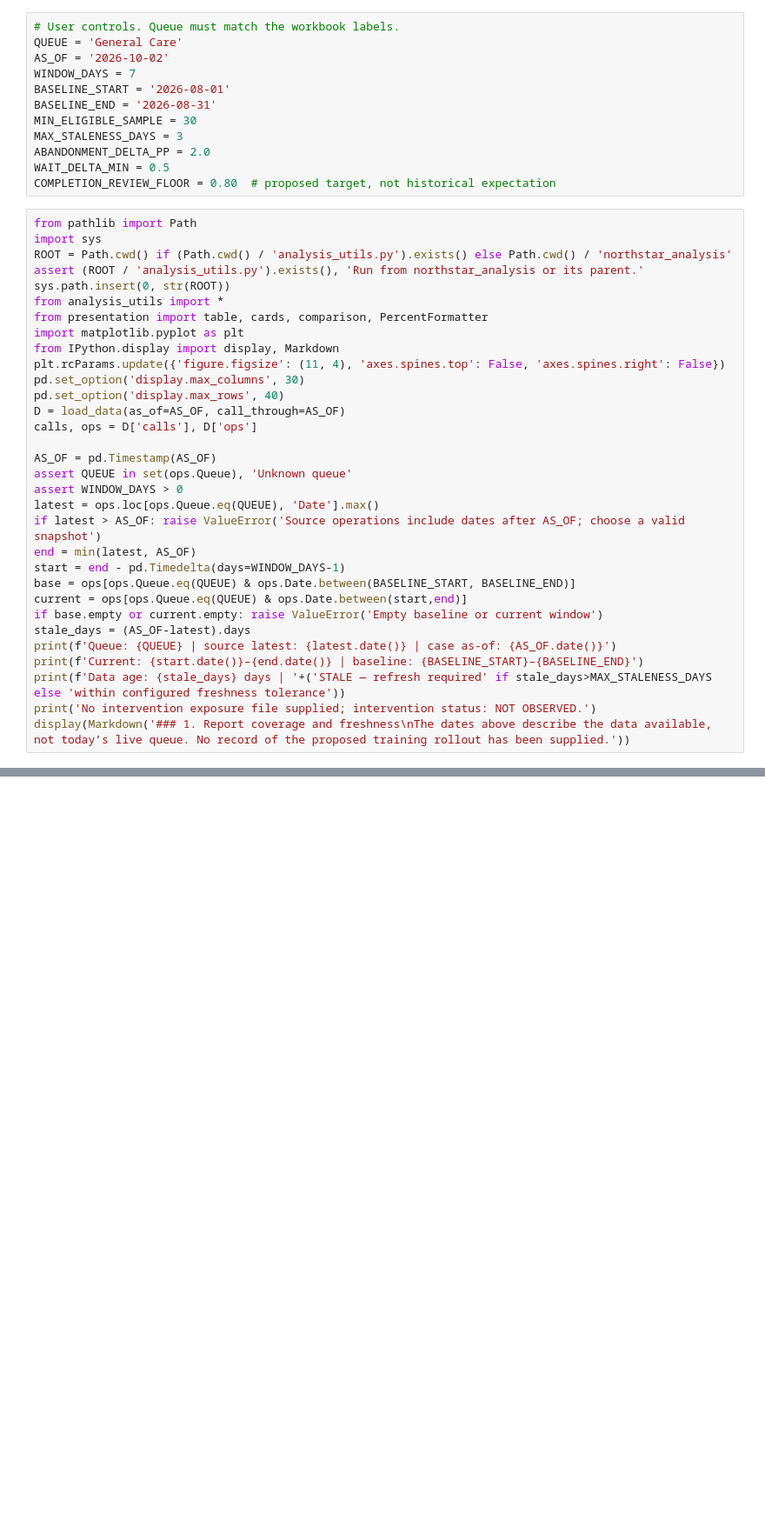
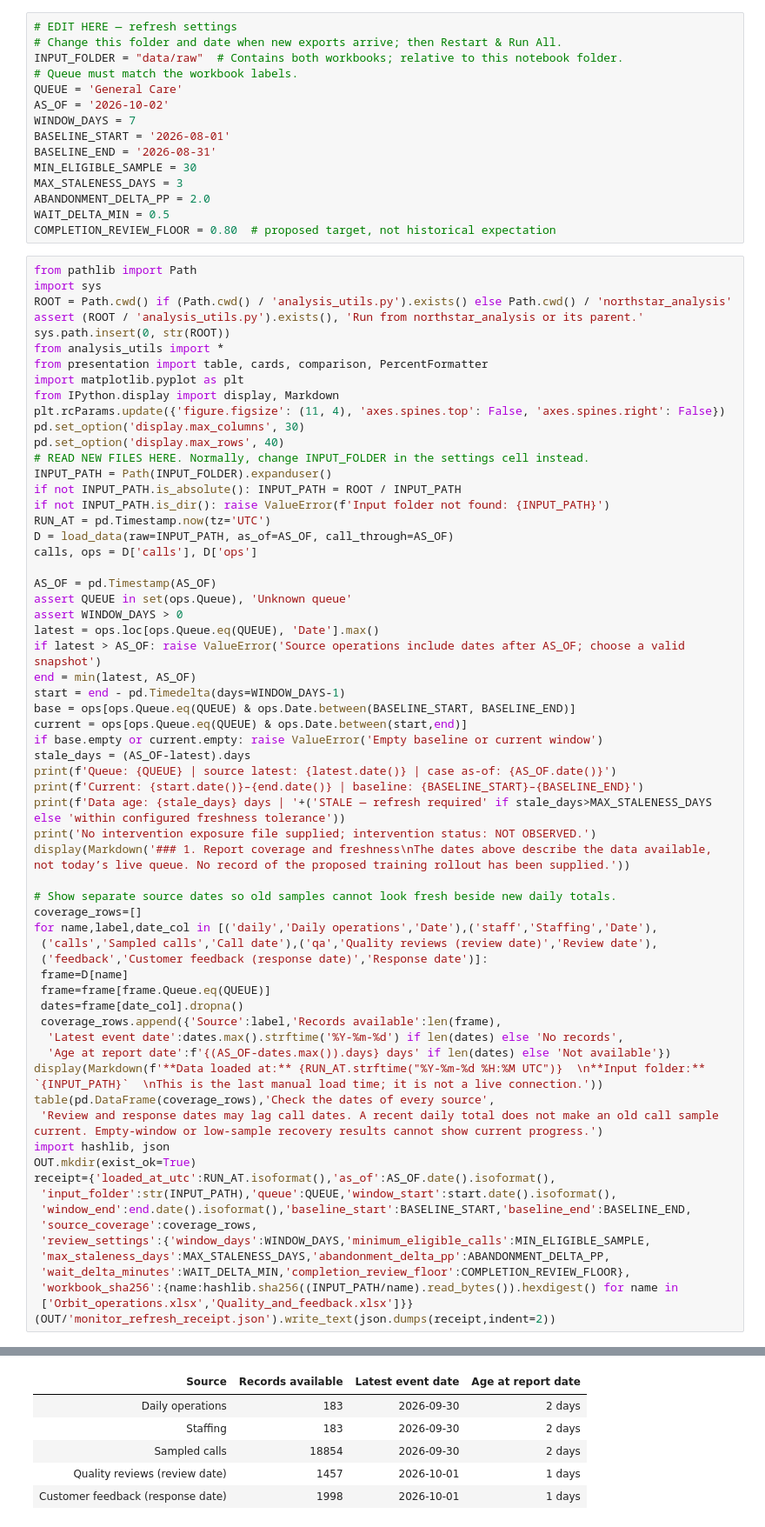
Before and after one commit to tchustz/kirby, a Jupyter notebook: northstar_analysis/02_monitoring.ipynb, the cells around one changed output, grey strips where cells are left out. Shown at 87% size. Saved outputs shown, nothing was run; the diff lists cells and outputs as text; blank space fills up the shorter version.

Commit message:
Add manual monitoring refresh guide and configurable input folder

```diff
--- a/northstar_analysis/02_monitoring.ipynb
+++ b/northstar_analysis/02_monitoring.ipynb
@@ -14,5 +54,8 @@ The results are already displayed. You do not need to edit code to read them. A
 # %%
-# User controls. Queue must match the workbook labels.
+# EDIT HERE — refresh settings
+# Change this folder and date when new exports arrive; then Restart & Run All.
+INPUT_FOLDER = "data/raw"  # Contains both workbooks; relative to this notebook folder.
+# Queue must match the workbook labels.
 QUEUE = 'General Care'
 AS_OF = '2026-10-02'
 WINDOW_DAYS = 7
@@ -36,7 +79,12 @@ from IPython.display import display, Markdown
 plt.rcParams.update({'figure.figsize': (11, 4), 'axes.spines.top': False, 'axes.spines.right': False})
 pd.set_option('display.max_columns', 30)
 pd.set_option('display.max_rows', 40)
-D = load_data(as_of=AS_OF, call_through=AS_OF)
+# READ NEW FILES HERE. Normally, change INPUT_FOLDER in the settings cell instead.
+INPUT_PATH = Path(INPUT_FOLDER).expanduser()
+if not INPUT_PATH.is_absolute(): INPUT_PATH = ROOT / INPUT_PATH
+if not INPUT_PATH.is_dir(): raise ValueError(f'Input folder not found: {INPUT_PATH}')
+RUN_AT = pd.Timestamp.now(tz='UTC')
+D = load_data(raw=INPUT_PATH, as_of=AS_OF, call_through=AS_OF)
 calls, ops = D['calls'], D['ops']
 
 AS_OF = pd.Timestamp(AS_OF)
@@ -55,6 +103,33 @@ print(f'Current: {start.date()}–{end.date()} | baseline: {BASELINE_START}–{B
 print(f'Data age: {stale_days} days | '+('STALE — refresh required' if stale_days>MAX_STALENESS_DAYS else 'within configured freshness tolerance'))
 print('No intervention exposure file supplied; intervention status: NOT OBSERVED.')
 display(Markdown('### 1. Report coverage and freshness\nThe dates above describe the data available, not today’s live queue. No record of the proposed training rollout has been supplied.'))
+
+# Show separate source dates so old samples cannot look fresh beside new daily totals.
+coverage_rows=[]
+for name,label,date_col in [('daily','Daily operations','Date'),('staff','Staffing','Date'),
+ ('calls','Sampled calls','Call date'),('qa','Quality reviews (review date)','Review date'),
+ ('feedback','Customer feedback (response date)','Response date')]:
+ frame=D[name]
+ frame=frame[frame.Queue.eq(QUEUE)]
+ dates=frame[date_col].dropna()
+ coverage_rows.append({'Source':label,'Records available':len(frame),
+  'Latest event date':dates.max().strftime('%Y-%m-%d') if len(dates) else 'No records',
+  'Age at report date':f'{(AS_OF-dates.max()).days} days' if len(dates) else 'Not available'})
+display(Markdown(f'**Data loaded at:** {RUN_AT.strftime("%Y-%m-%d %H:%M UTC")}  \n**Input folder:** `{INPUT_PATH}`  \nThis is the last manual load time; it is not a live connection.'))
+table(pd.DataFrame(coverage_rows),'Check the dates of every source',
+ 'Review and response dates may lag call dates. A recent daily total does not make an old call sample current. Empty-window or low-sample recovery results cannot show current progress.')
+import hashlib, json
+OUT.mkdir(exist_ok=True)
+receipt={'loaded_at_utc':RUN_AT.isoformat(),'as_of':AS_OF.date().isoformat(),
+ 'input_folder':str(INPUT_PATH),'queue':QUEUE,'window_start':start.date().isoformat(),
+ 'window_end':end.date().isoformat(),'baseline_start':BASELINE_START,'baseline_end':BASELINE_END,
+ 'source_coverage':coverage_rows,
+ 'review_settings':{'window_days':WINDOW_DAYS,'minimum_eligible_calls':MIN_ELIGIBLE_SAMPLE,
+ 'max_staleness_days':MAX_STALENESS_DAYS,'abandonment_delta_pp':ABANDONMENT_DELTA_PP,
+ 'wait_delta_minutes':WAIT_DELTA_MIN,'completion_review_floor':COMPLETION_REVIEW_FLOOR},
+ 'workbook_sha256':{name:hashlib.sha256((INPUT_PATH/name).read_bytes()).hexdigest() for name in
+ ['Orbit_operations.xlsx','Quality_and_feedback.xlsx']}}
+(OUT/'monitor_refresh_receipt.json').write_text(json.dumps(receipt,indent=2))
 # %% [output]
 Queue: General Care | source latest: 2026-09-30 | case as-of: 2026-10-02
 Current: 2026-09-24–2026-09-30 | baseline: 2026-08-01–2026-08-31
@@ -64,0 +144,6 @@ The dates above describe the data available, not today’s live queue. No record
+| Source | Records available | Latest event date | Age at report date |
+| Daily operations | 183 | 2026-09-30 | 2 days |
+| Staffing | 183 | 2026-09-30 | 2 days |
+| Sampled calls | 18854 | 2026-09-30 | 2 days |
+| Quality reviews (review date) | 1457 | 2026-10-01 | 1 days |
+| Customer feedback (response date) | 1998 | 2026-10-01 | 1 days |
```
Also changed, not shown: parts of 5 cells of this notebook, 5 other files.
